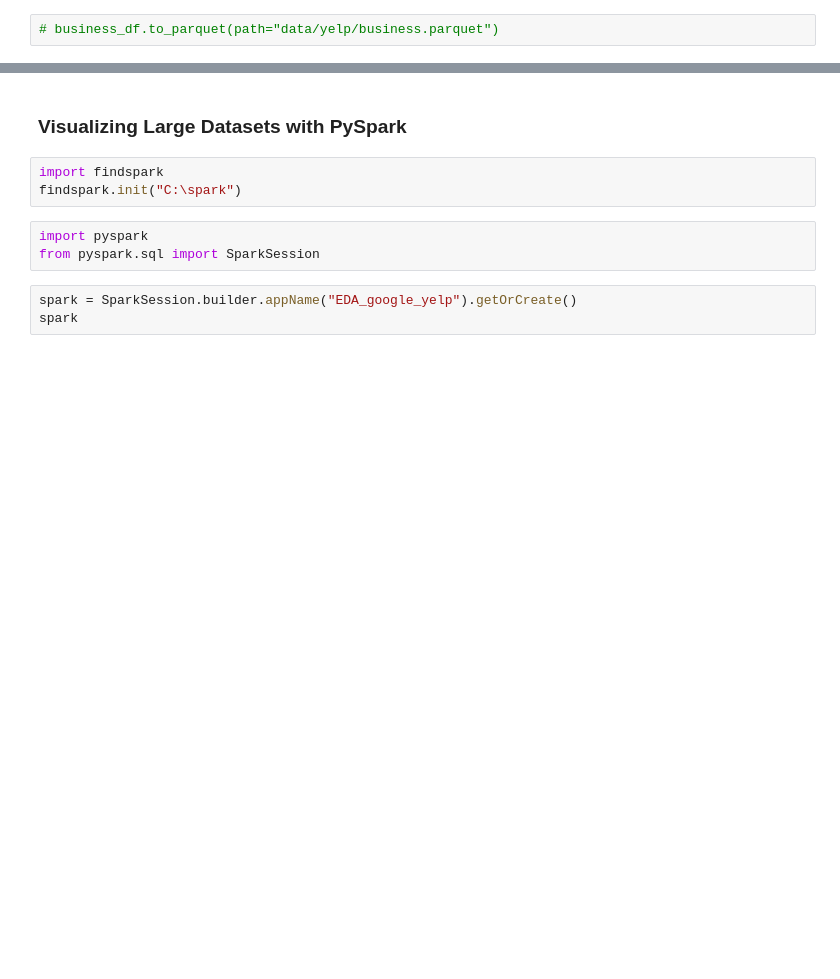
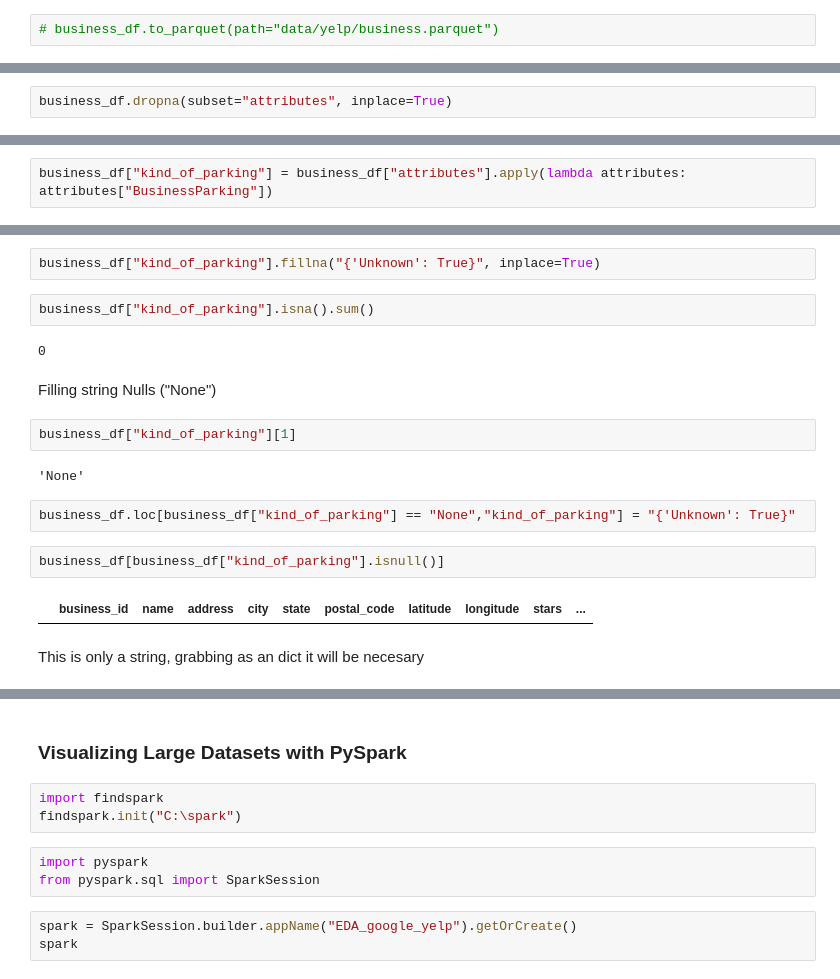
Before and after one commit to melodiromero/Google-Yelp, a Jupyter notebook: Sprint-1/Yelp/etl_eda.ipynb, the cells around one changed output, grey strips where cells are left out. Drawn from its saved outputs; the diff is of its cells as text; blank space fills up the shorter version.

```diff
--- a/Sprint-1/Yelp/etl_eda.ipynb
+++ b/Sprint-1/Yelp/etl_eda.ipynb
@@ -899,0 +943,2 @@ business_df.head()
+# %%
+business_df.dropna(subset="attributes", inplace=True)
@@ -899,0 +966,2 @@ business_df.head()
+# %%
+business_df["kind_of_parking"] = business_df["attributes"].apply(lambda attributes: attributes["BusinessParking"])
@@ -899,0 +995,20 @@ business_df.head()
+# %%
+business_df["kind_of_parking"].fillna("{'Unknown': True}", inplace=True)
+# %%
+business_df["kind_of_parking"].isna().sum()
+# %% [output]
+0
+# %% [markdown]
+Filling string Nulls ("None")
+# %%
+business_df["kind_of_parking"][1]
+# %% [output]
+'None'
+# %%
+business_df.loc[business_df["kind_of_parking"] == "None","kind_of_parking"] = "{'Unknown': True}"
+# %%
+business_df[business_df["kind_of_parking"].isnull()]
+# %% [output]
+|  | business_id | name | address | city | state | postal_code | latitude | longitude | stars | ... |
+# %% [markdown]
+This is only a string, grabbing as an dict it will be necesary
```
Also changed, not shown: parts of 29 cells of this notebook.
